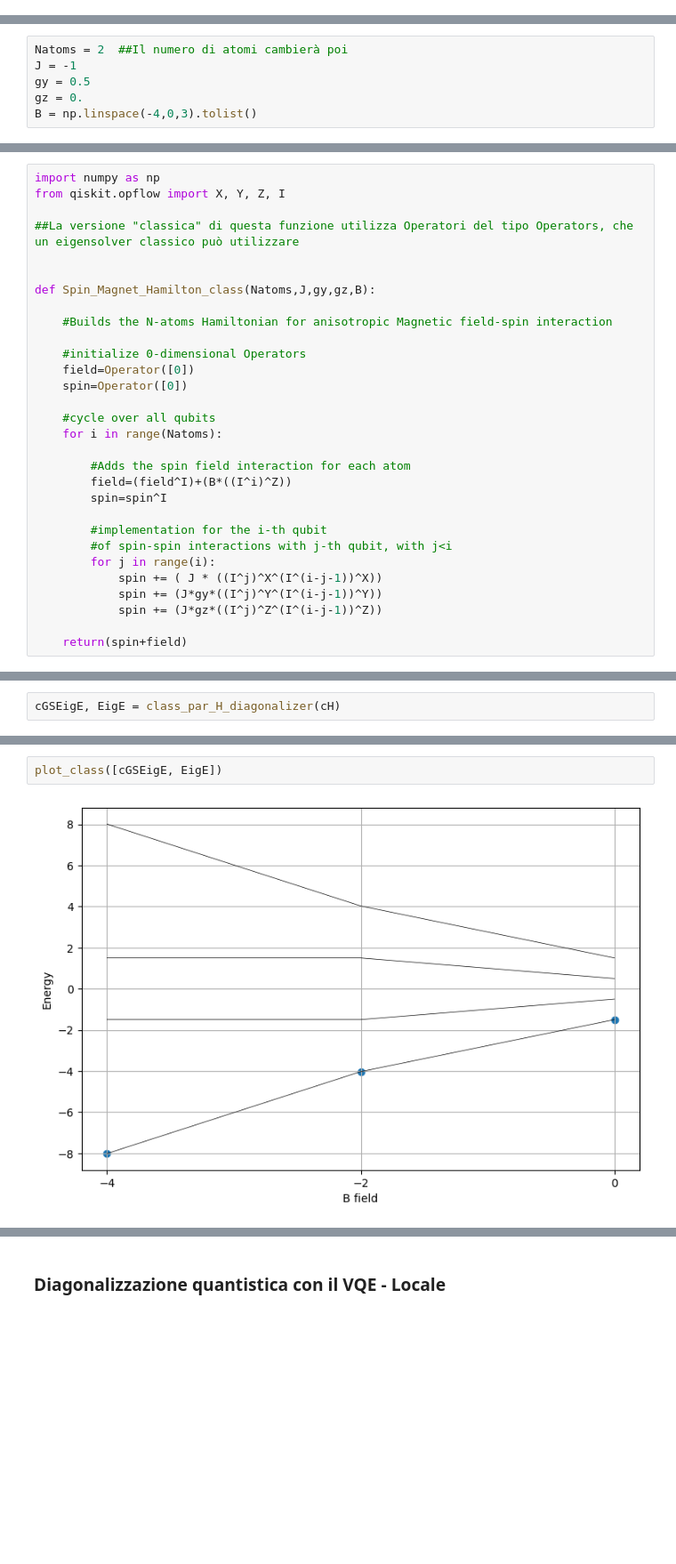
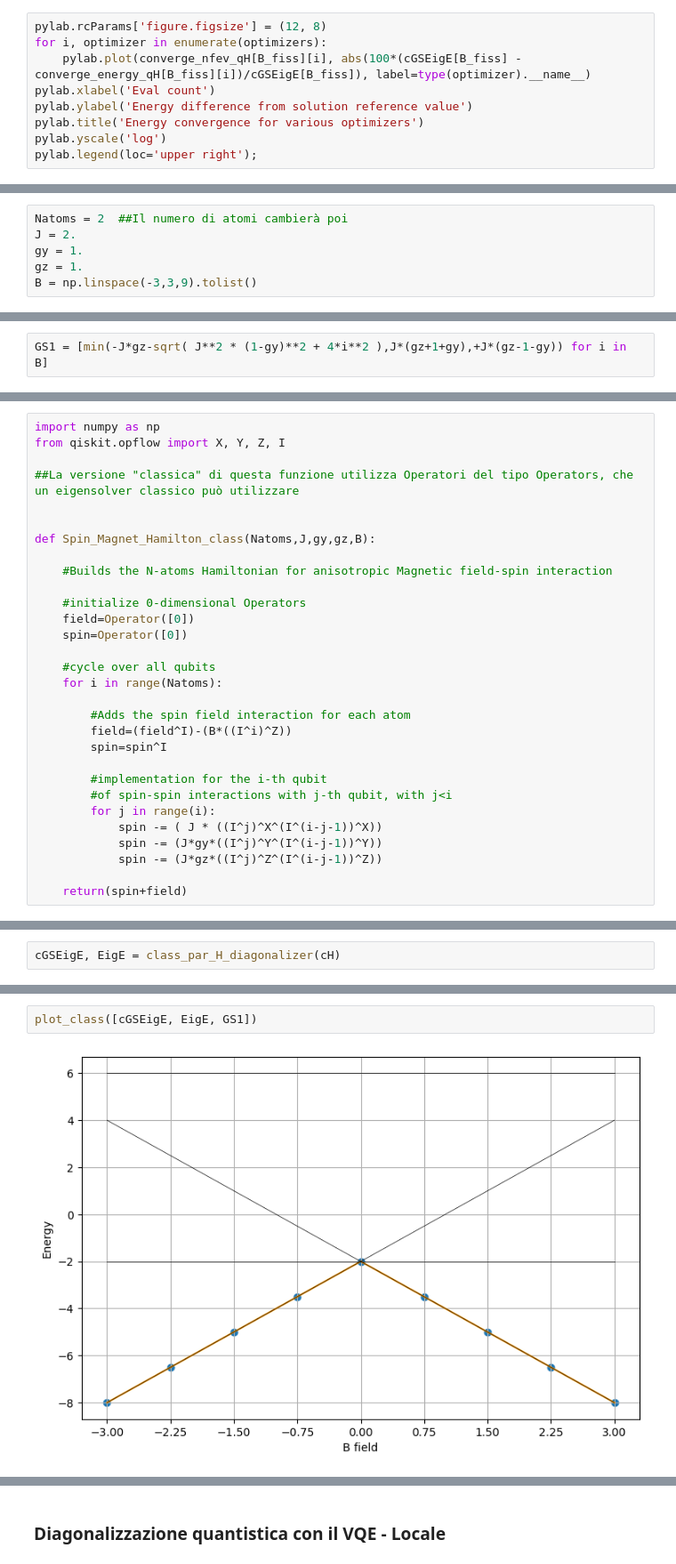
Before and after one commit to herondedalus/AQM_progettino, a Jupyter notebook: Main.ipynb, the cells around one changed output, grey strips where cells are left out. Shown at 89% size. Drawn from its saved outputs; the diff is of its cells as text; blank space fills up the shorter version.

```diff
--- a/Main.ipynb
+++ b/Main.ipynb
@@ -149,0 +930,9 @@ def plot_tot(lists):
+# %%
+pylab.rcParams['figure.figsize'] = (12, 8)
+for i, optimizer in enumerate(optimizers):
+    pylab.plot(converge_nfev_qH[B_fiss][i], abs(100*(cGSEigE[B_fiss] - converge_energy_qH[B_fiss][i])/cGSEigE[B_fiss]), label=type(optimizer).__name__)
+pylab.xlabel('Eval count')
+pylab.ylabel('Energy difference from solution reference value')
+pylab.title('Energy convergence for various optimizers')
+pylab.yscale('log')
+pylab.legend(loc='upper right');
@@ -158,7 +951,7 @@ Definiamo i valori dei parametri presenti nell'espressione dell'hamiltoniana:
 I valori dei parametri dovrebbe passare da un rapporto $B/J$ grande tra termine di campo e spin (circa 4) ad un rapporto piccolo (circa 0.1). Circa citando il paper di grossi, quando il termine di campo è più forte dovremmo tendere ad effetto Zeeman, il GS tende allo stato con tutti gli spin allineati verso il basso. Quando il termine di spin domina invece ci aspettiamo che il GS sia entanglement di stati con spin su e giù.
 # %%
 Natoms = 2  ##Il numero di atomi cambierà poi
-J = -1
-gy = 0.5
-gz = 0.
-B = np.linspace(-4,0,3).tolist()
+J = 2.
+gy = 1.
+gz = 1.
+B = np.linspace(-3,3,9).tolist()
@@ -165,3 +970,5 @@ B = np.linspace(-4,0,3).tolist()
+# %%
+GS1 = [min(-J*gz-sqrt( J**2 * (1-gy)**2 + 4*i**2 ),J*(gz+1+gy),+J*(gz-1-gy)) for i in B]
 # %% [markdown]
 ### Diagonalizzazione computazionale "classica"
 # %% [markdown]
@@ -186,15 +993,15 @@ def Spin_Magnet_Hamilton_class(Natoms,J,gy,gz,B):
     for i in range(Natoms):
 
         #Adds the spin field interaction for each atom
-        field=(field^I)+(B*((I^i)^Z))
+        field=(field^I)-(B*((I^i)^Z))
         spin=spin^I
 
         #implementation for the i-th qubit
         #of spin-spin interactions with j-th qubit, with j<i
         for j in range(i):
-            spin += ( J * ((I^j)^X^(I^(i-j-1))^X))
-            spin += (J*gy*((I^j)^Y^(I^(i-j-1))^Y))
-            spin += (J*gz*((I^j)^Z^(I^(i-j-1))^Z))
+            spin -= ( J * ((I^j)^X^(I^(i-j-1))^X))
+            spin -= (J*gy*((I^j)^Y^(I^(i-j-1))^Y))
+            spin -= (J*gz*((I^j)^Z^(I^(i-j-1))^Z))
 
     return(spin+field)
 # %%
@@ -212,4 +1015,4 @@ Visualizziamo il grafico degli autovalori determinati classicamente:
 # %%
-plot_class([cGSEigE, EigE])
+plot_class([cGSEigE, EigE, GS1])
 # %% [output]
-[figure, old version]
+[figure, new version]
```
Also changed, not shown: parts of 152 cells of this notebook.
